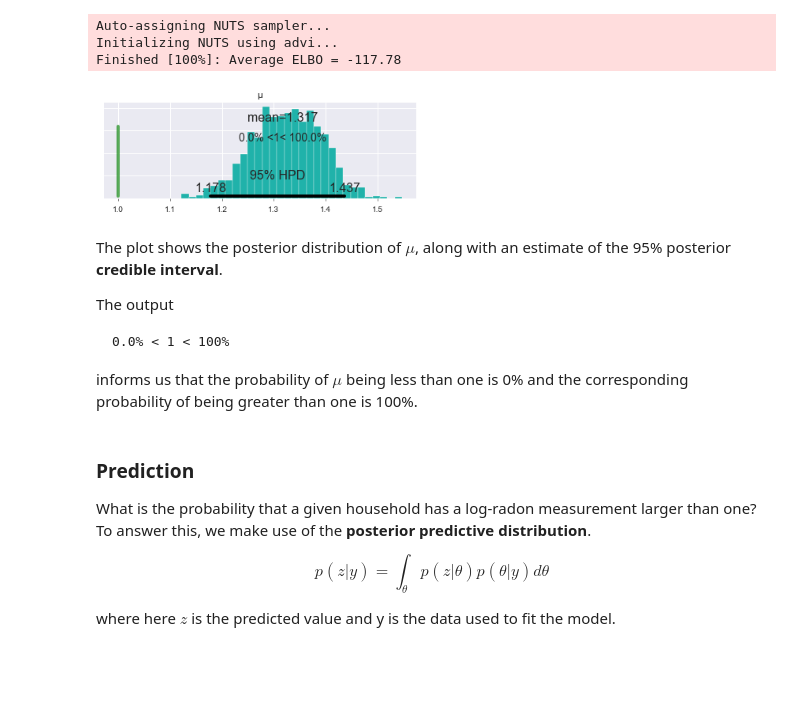
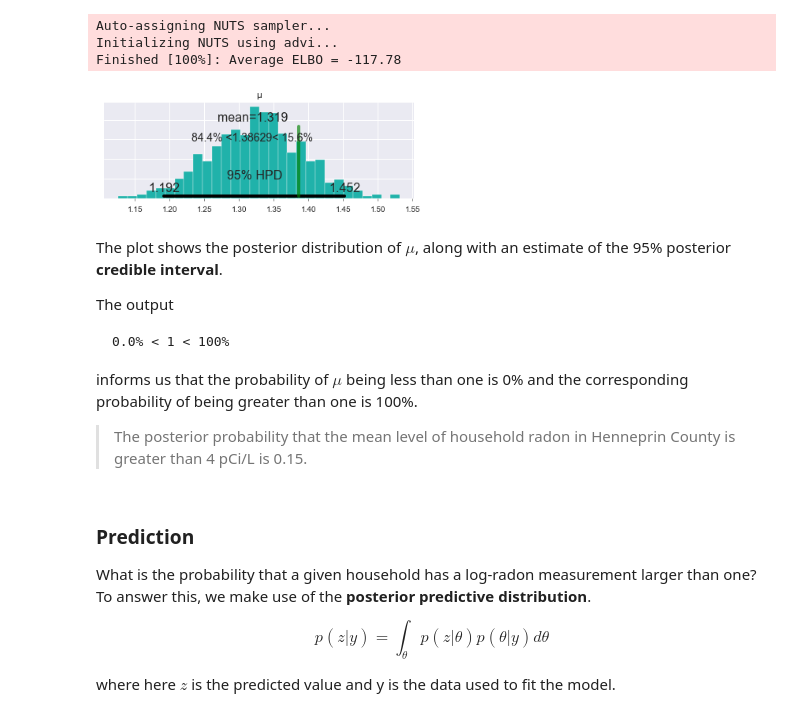
Before and after one commit to fonnesbeck/basic_bayes, a Jupyter notebook: Basic Bayesian Analysis.ipynb, the cells around one changed output. Drawn from its saved outputs; the diff is of its cells as text; code cells hidden in the pictures; blank space fills up the shorter version.

```diff
--- a/Basic Bayesian Analysis.ipynb
+++ b/Basic Bayesian Analysis.ipynb
@@ -144,9 +146,9 @@ Finished [100%]: Average ELBO = -117.78
 # %%
 from pymc3 import plot_posterior
 
-plot_posterior(samples, varnames=['μ'], ref_val=1, color='LightSeaGreen');
+plot_posterior(samples, varnames=['μ'], ref_val=np.log(4), color='LightSeaGreen');
 # %% [output]
-[figure, old version]
+[figure, new version]
 # %% [markdown]
 The plot shows the posterior distribution of $\mu$, along with an estimate of the 95% posterior **credible interval**.
 
@@ -155,6 +157,8 @@ The output
     0.0% < 1 < 100%
 
 informs us that the probability of $\mu$ being less than one is 0% and the corresponding probability of being greater than one is 100%.
+
+> The posterior probability that the mean level of household radon in Henneprin County is greater than 4 pCi/L is 0.15.
 # %% [markdown]
 ### Prediction
 
```
Also changed, not shown: parts of 15 cells of this notebook.
